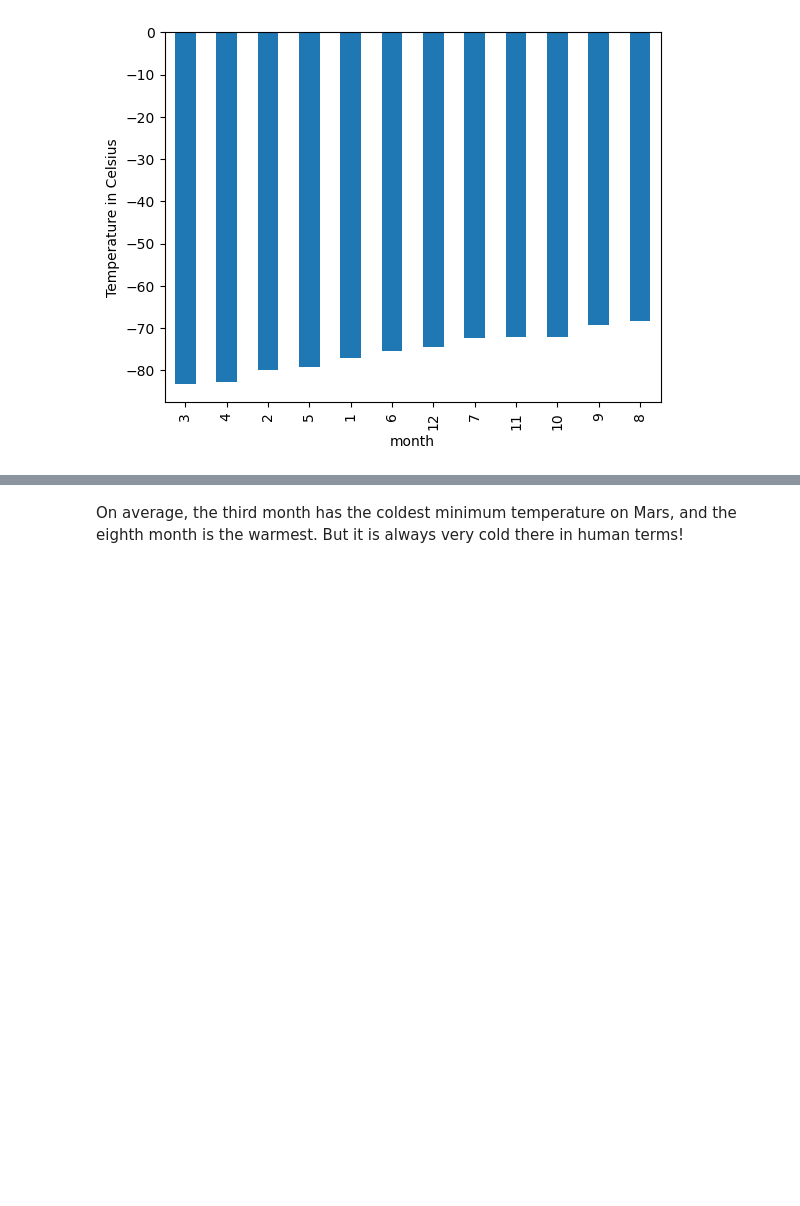
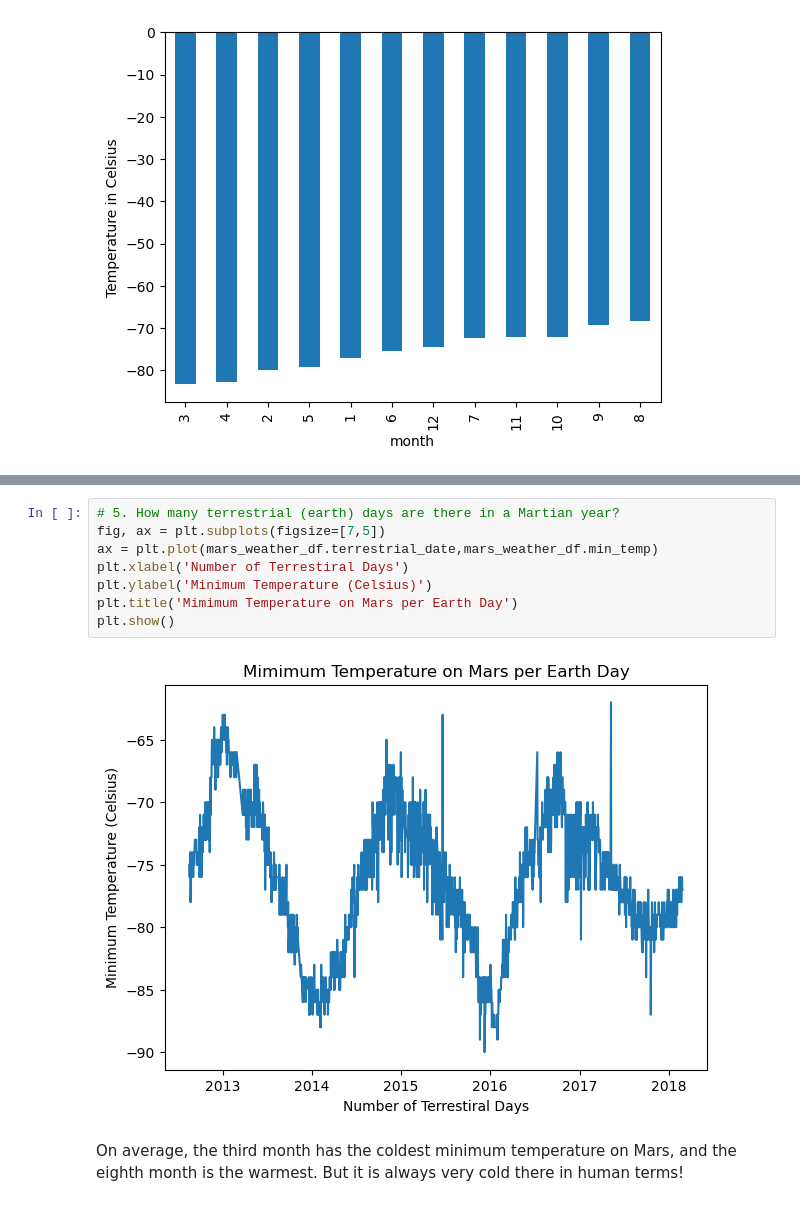
Before and after one commit to RaeAnnG/M11-Mars-Challenge, a Jupyter notebook: Starter_Code/part_2_mars_weather_RG.ipynb, the cells around one changed output, grey strips where cells are left out. Drawn from its saved outputs; the diff is of its cells as text; blank space fills up the shorter version.

```diff
--- a/Starter_Code/part_2_mars_weather_RG.ipynb
+++ b/Starter_Code/part_2_mars_weather_RG.ipynb
@@ -259,3 +277,13 @@ Name: pressure, dtype: float64
+# %%
+# 5. How many terrestrial (earth) days are there in a Martian year?
+fig, ax = plt.subplots(figsize=[7,5])
+ax = plt.plot(mars_weather_df.terrestrial_date,mars_weather_df.min_temp)
+plt.xlabel('Number of Terrestiral Days')
+plt.ylabel('Minimum Temperature (Celsius)')
+plt.title('Mimimum Temperature on Mars per Earth Day')
+plt.show()
+# %% [output]
+[figure, added]
 # %% [markdown]
 On average, the third month has the coldest minimum temperature on Mars, and the eighth month is the warmest. But it is always very cold there in human terms!
 # %% [markdown]
```
Also changed, not shown: parts of 10 cells of this notebook.
